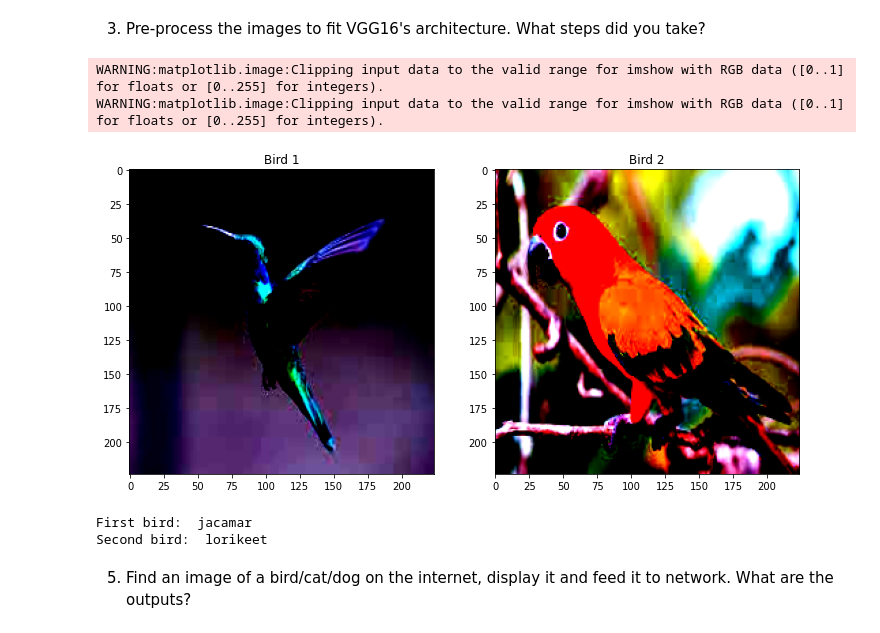
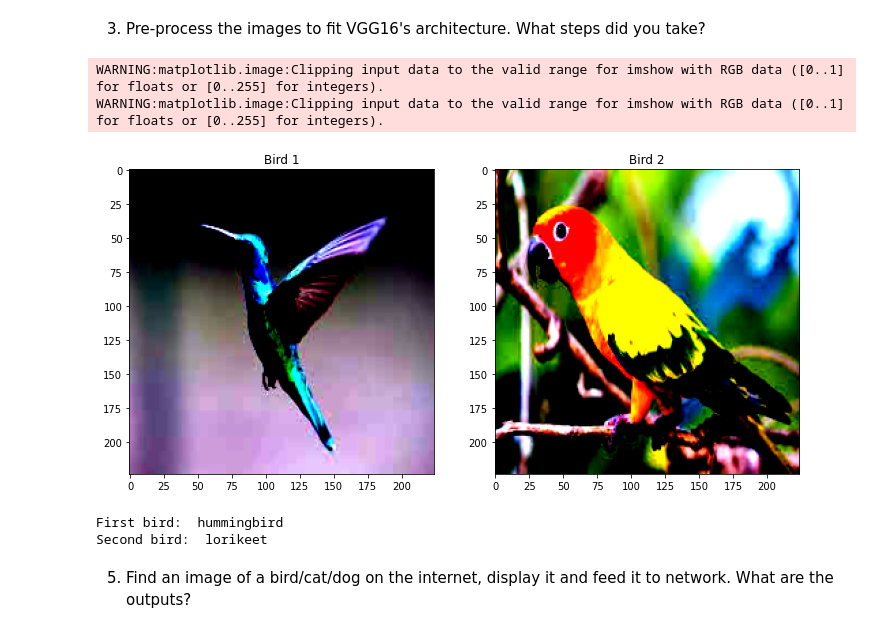
Before and after one commit to DariaHasin/cv-course, a Jupyter notebook: HW1 - Classification/ee046746_hw1_classification.ipynb, the cells around one changed output. Cells and saved outputs as stored; diff of their text form; code cells hidden in the pictures.

```diff
--- a/HW1 - Classification/ee046746_hw1_classification.ipynb
+++ b/HW1 - Classification/ee046746_hw1_classification.ipynb
@@ -567,30 +558,30 @@ plt.show()
 # %% [markdown]
 3. Pre-process the images to fit VGG16's architecture. What steps did you take?
 # %%
-transforms = transforms.Compose([
+transform_img = transforms.Compose([
     transforms.ToTensor(), # converts all images into [0,1]
-    transforms.ColorJitter(brightness=0.2, contrast=0.2, saturation=0.1, hue=0.1),
+    # transforms.ColorJitter(brightness=0.2, contrast=0.2, saturation=0.1, hue=0.1),
     transforms.Resize((224, 224)),
     transforms.Normalize(mean=[0.485, 0.456, 0.406], std=[0.229, 0.224, 0.225]),
 ])
 
-tensor_img1 = transforms(img_bird1)
-tensor_img2 = transforms(img_bird2)
+tensor_img1 = transform_img(img_bird1)
+tensor_img2 = transform_img(img_bird2)
 
 fig = plt.figure(figsize=(12, 12))
 
 ax = fig.add_subplot(1, 2 ,1)
 ax.imshow(tensor_img1.permute(1, 2, 0))
 ax.set_title('Bird 1')
 
 ax = fig.add_subplot(1, 2 ,2)
 ax.imshow(tensor_img2.permute(1, 2, 0))
 ax.set_title('Bird 2')
 plt.show()
 # %% [output]
 WARNING:matplotlib.image:Clipping input data to the valid range for imshow with RGB data ([0..1] for floats or [0..255] for integers).
 WARNING:matplotlib.image:Clipping input data to the valid range for imshow with RGB data ([0..1] for floats or [0..255] for integers).
-[figure, old version]
+[figure, new version]
 # %%
 # reading the data from the file
 with open('./data/imagenet1000_clsidx_to_labels.txt') as f:
@@ -607,7 +598,7 @@ class_id = prediction.argmax().item()
 category_name = labels[class_id]
 print('Second bird: ', category_name)
 # %% [output]
-First bird:  jacamar
+First bird:  hummingbird
 Second bird:  lorikeet
 # %% [markdown]
 5. Find an image of a bird/cat/dog on the internet, display it and feed it to network. What are the outputs?
```
Also changed, not shown: parts of 9 cells of this notebook.
